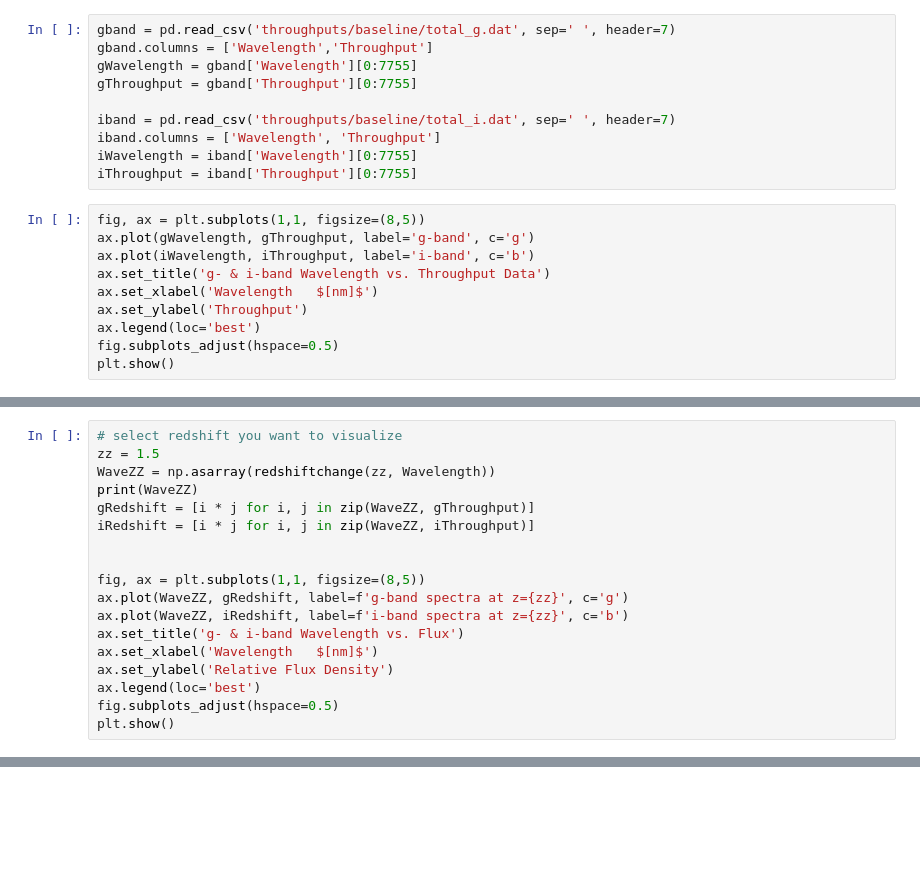
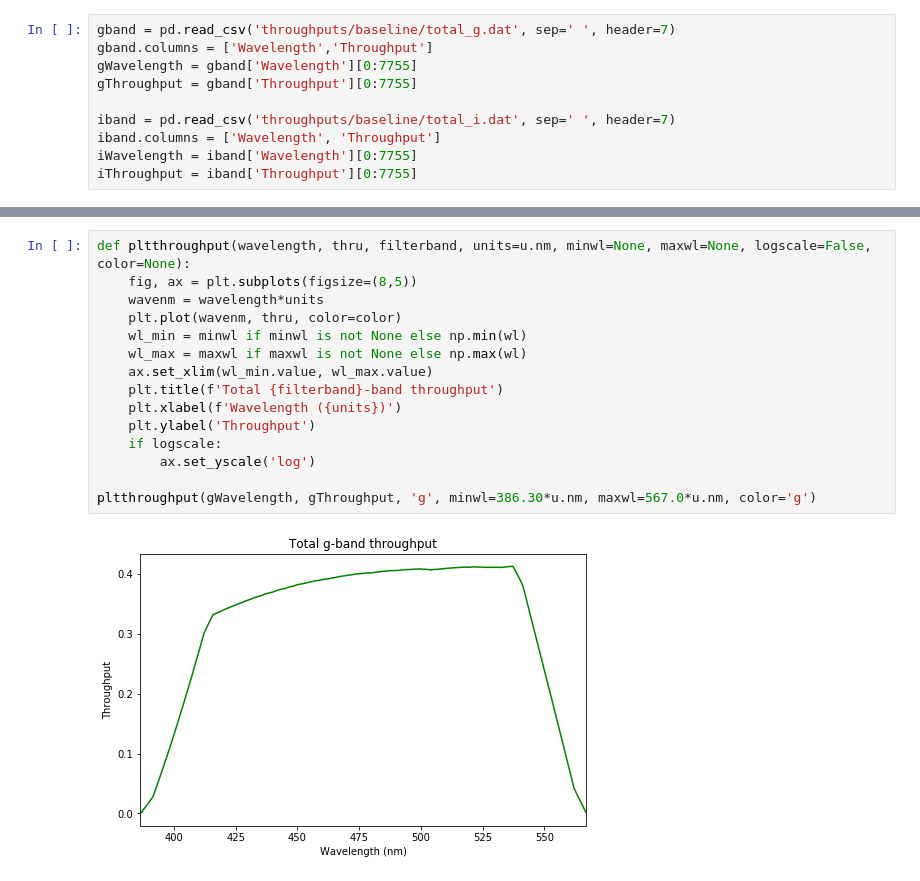
Before and after one commit to jbc1216/ASTR499, a Jupyter notebook: QuasarSpectra.ipynb, the cells around one changed output, grey strips where cells are left out. Saved outputs shown, nothing was run; the diff lists cells and outputs as text; blank space fills up the shorter version.

Commit message:
Final Changes on QuasarSpectra Assignment

```diff
--- a/QuasarSpectra.ipynb
+++ b/QuasarSpectra.ipynb
@@ -86,13 +86,3 @@ iband = pd.read_csv('throughputs/baseline/total_i.dat', sep=' ', header=7)
 iband.columns = ['Wavelength', 'Throughput']
 iWavelength = iband['Wavelength'][0:7755]
 iThroughput = iband['Throughput'][0:7755]
-# %%
-fig, ax = plt.subplots(1,1, figsize=(8,5))
-ax.plot(gWavelength, gThroughput, label='g-band', c='g')
-ax.plot(iWavelength, iThroughput, label='i-band', c='b')
-ax.set_title('g- & i-band Wavelength vs. Throughput Data')
-ax.set_xlabel('Wavelength   $[nm]$')
-ax.set_ylabel('Throughput')
-ax.legend(loc='best')
-fig.subplots_adjust(hspace=0.5)
-plt.show()
@@ -101,18 +88,0 @@ plt.show()
-# %%
-# select redshift you want to visualize
-zz = 1.5
-WaveZZ = np.asarray(redshiftchange(zz, Wavelength))
-print(WaveZZ)
-gRedshift = [i * j for i, j in zip(WaveZZ, gThroughput)]
-iRedshift = [i * j for i, j in zip(WaveZZ, iThroughput)]
-
-
-fig, ax = plt.subplots(1,1, figsize=(8,5))
-ax.plot(WaveZZ, gRedshift, label=f'g-band spectra at z={zz}', c='g')
-ax.plot(WaveZZ, iRedshift, label=f'i-band spectra at z={zz}', c='b')
-ax.set_title('g- & i-band Wavelength vs. Flux')
-ax.set_xlabel('Wavelength   $[nm]$')
-ax.set_ylabel('Relative Flux Density')
-ax.legend(loc='best')
-fig.subplots_adjust(hspace=0.5)
-plt.show()
@@ -121,0 +89,17 @@ plt.show()
+# %%
+def pltthroughput(wavelength, thru, filterband, units=u.nm, minwl=None, maxwl=None, logscale=False, color=None):
+    fig, ax = plt.subplots(figsize=(8,5))
+    wavenm = wavelength*units
+    plt.plot(wavenm, thru, color=color)
+    wl_min = minwl if minwl is not None else np.min(wl)
+    wl_max = maxwl if maxwl is not None else np.max(wl)
+    ax.set_xlim(wl_min.value, wl_max.value)
+    plt.title(f'Total {filterband}-band throughput')
+    plt.xlabel(f'Wavelength ({units})')
+    plt.ylabel('Throughput')
+    if logscale:
+        ax.set_yscale('log')
+
+pltthroughput(gWavelength, gThroughput, 'g', minwl=386.30*u.nm, maxwl=567.0*u.nm, color='g')
+# %% [output]
+[figure, added]
```
Also changed, not shown: parts of 10 cells of this notebook.
